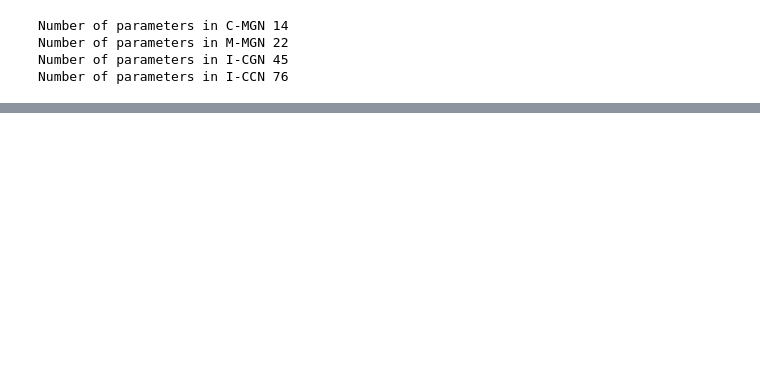
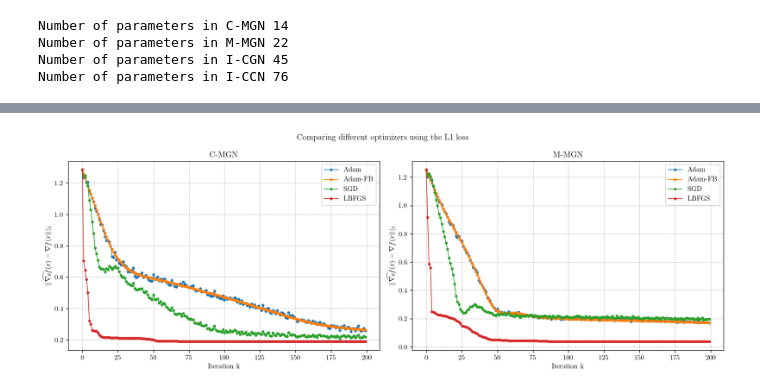
Before and after one commit to midsougou/Learning-Gradient-of-Convex-Functions-Using-Neural-Network, a Jupyter notebook: src/experiments/learn_trivial_func.ipynb, the cells around one changed output, grey strips where cells are left out. Drawn from its saved outputs; the diff is of its cells as text; code cells hidden in the pictures; blank space fills up the shorter version.

```diff
--- a/src/experiments/learn_trivial_func.ipynb
+++ b/src/experiments/learn_trivial_func.ipynb
@@ -287,0 +342,6 @@ mmgn_trainer.plot_train_metrics()
+# %%
+# hyperparameters
+epochs = 200
+# used by L-BFGS and full-batch Adam
+X_full = torch.rand(10000, 2, device=device)
+Y_full = gradient(X_full)
@@ -287,0 +439,22 @@ mmgn_trainer.plot_train_metrics()
+# %%
+# we plot for the L1 loss
+fig, axes = plt.subplots(1, 2, figsize=(14, 5), dpi=120)
+
+for algo in histories["C-MGN"]:
+    axes[0].plot(histories["C-MGN"][algo], label=algo, marker='o', markersize=3, linewidth=1)
+    axes[1].plot(histories["M-MGN"][algo], label=algo, marker='o', markersize=3, linewidth=1)
+
+axes[0].set_title("C-MGN")
+axes[1].set_title("M-MGN")
+
+for ax in axes:
+    ax.set_xlabel("Iteration k")
+    ax.set_ylabel(r'$||\widehat{\nabla_{\theta} f}(x) - \nabla f(x)||_1$')
+    ax.legend()
+    ax.grid(True, which='both', linestyle='--', linewidth=0.5)
+
+fig.suptitle("Comparing different optimizers using the L1 loss ")
+plt.tight_layout()
+plt.show()
+# %% [output]
+[figure, added]
```
Also changed, not shown: parts of 27 cells of this notebook, 3 other files.
